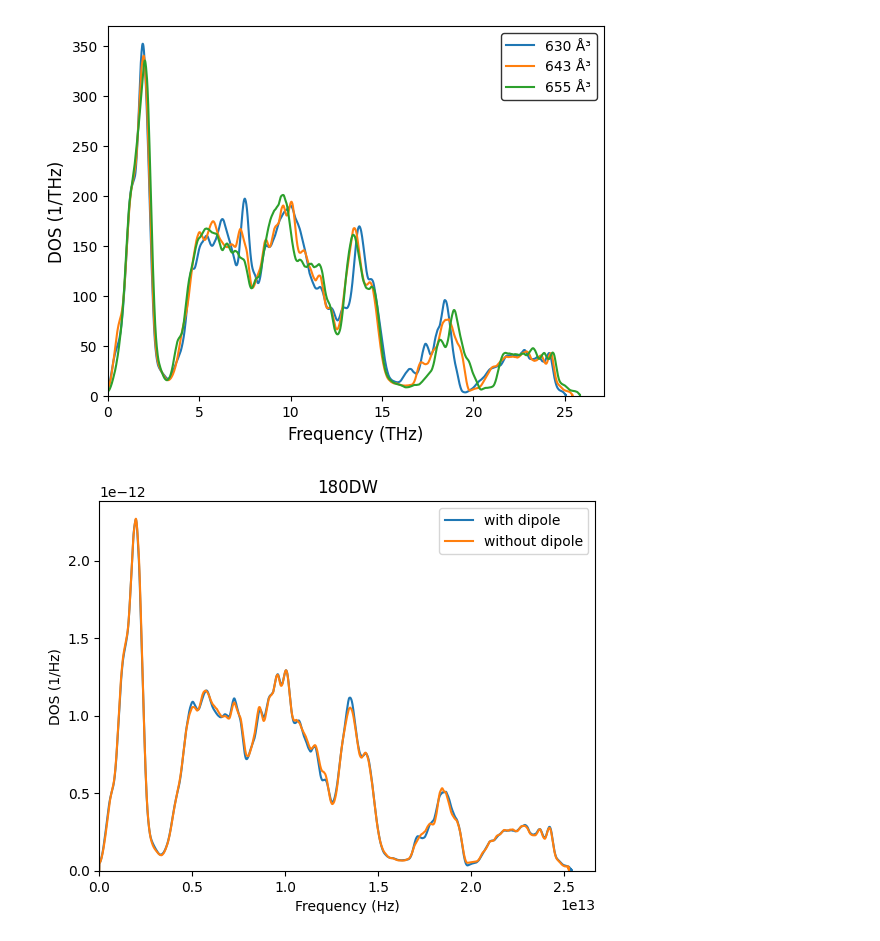
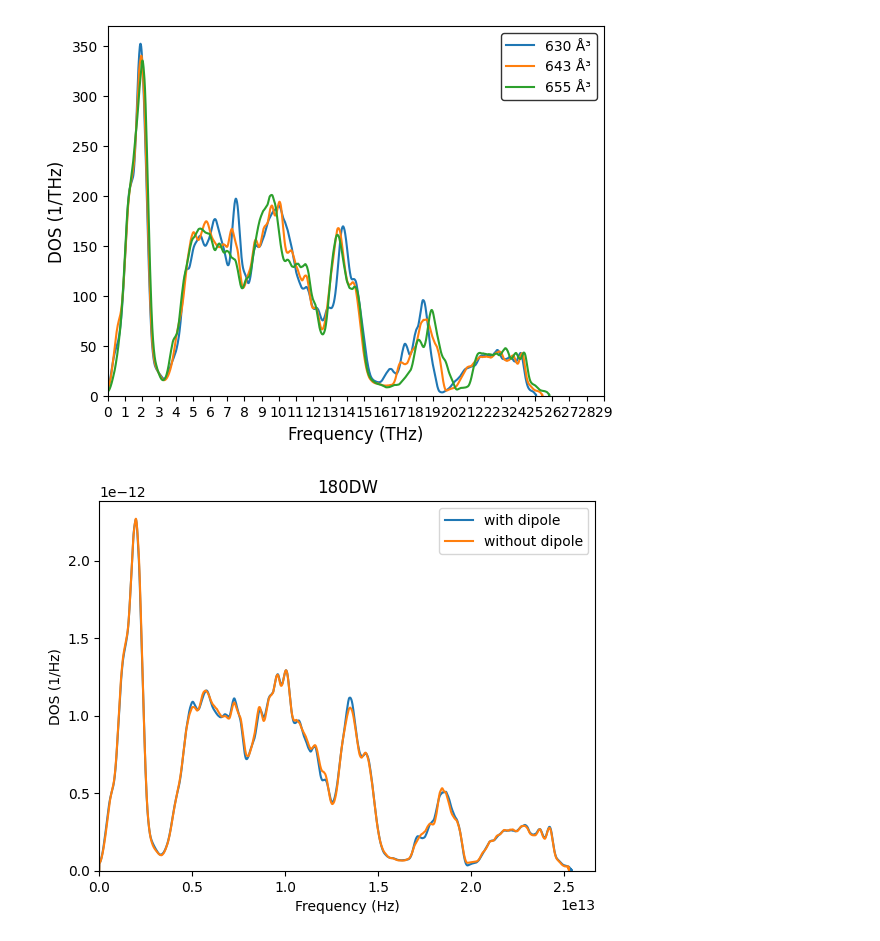
Before and after one commit to nhew1994/PyZentropy, a Jupyter notebook: plot_phonon_dos.ipynb, the cells around one changed output. Drawn from its saved outputs; the diff is of its cells as text; code cells hidden in the pictures.

```diff
--- a/plot_phonon_dos.ipynb
+++ b/plot_phonon_dos.ipynb
@@ -5,26 +5,30 @@ import matplotlib.pyplot as plt
 # %%
 # Plot and compare phonon DOS
 
 # Read in data
 vdos_1 = np.loadtxt('180DW/with_dipole/scaled_phonon_dos/vdos_2.00')
 vdos_2 = np.loadtxt('180DW/with_dipole/scaled_phonon_dos/vdos_3.00')
 vdos_3 = np.loadtxt('180DW/with_dipole/scaled_phonon_dos/vdos_4.00')
 #vdos_4 = np.loadtxt('180DW/with_dipole/scaled_phonon_dos/vdos_5.00')
 
 # Plot data
 plt.plot(vdos_1[:,0] * 1e-12, vdos_1[:,1] / 1e-12 * 150, label='630' + ' Å³')
 plt.plot(vdos_2[:,0] * 1e-12, vdos_2[:,1] / 1e-12 * 150, label='643' + ' Å³')
 plt.plot(vdos_3[:,0] * 1e-12, vdos_3[:,1] / 1e-12 * 150, label='655' + ' Å³')
 #plt.plot(vdos_4[:,0] * 1e-12, vdos_4[:,1] / 1e-12 * 150, label='677' + ' Å³')
 plt.xlabel('Frequency (THz)', fontsize=12)
 plt.ylabel('DOS (1/THz)', fontsize=12)
 plt.legend(edgecolor='black')
 plt.xlim(0)
 plt.ylim(0)
+
+# Plot the x ticks every 1 THz
+plt.xticks(np.arange(0, 30, 1))
+
 # Save a high resolution image
 plt.savefig('180DW_phonon_dos.png', dpi=300)
 # %% [output]
-[figure, old version]
+[figure, new version]
 # %%
 # Plot and compare the phonon DOS with and without the dipole correction
 
```
Also changed, not shown: parts of 6 cells of this notebook, 5 other files.
